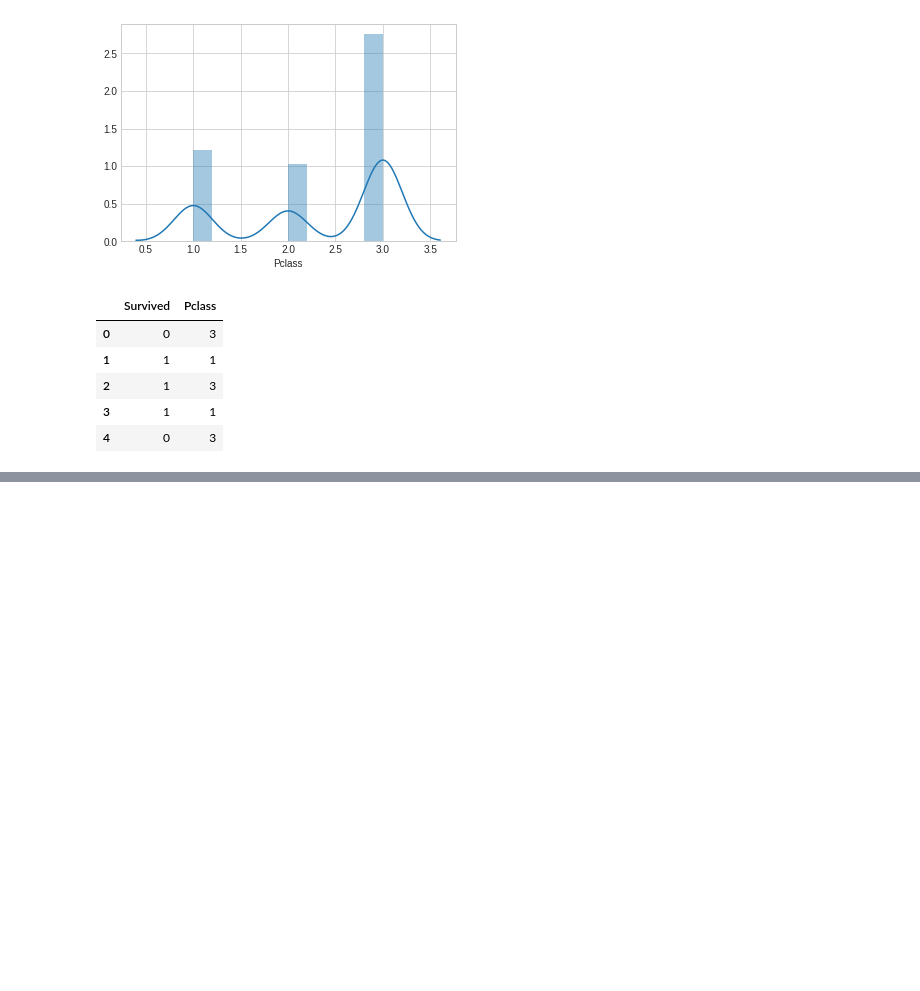
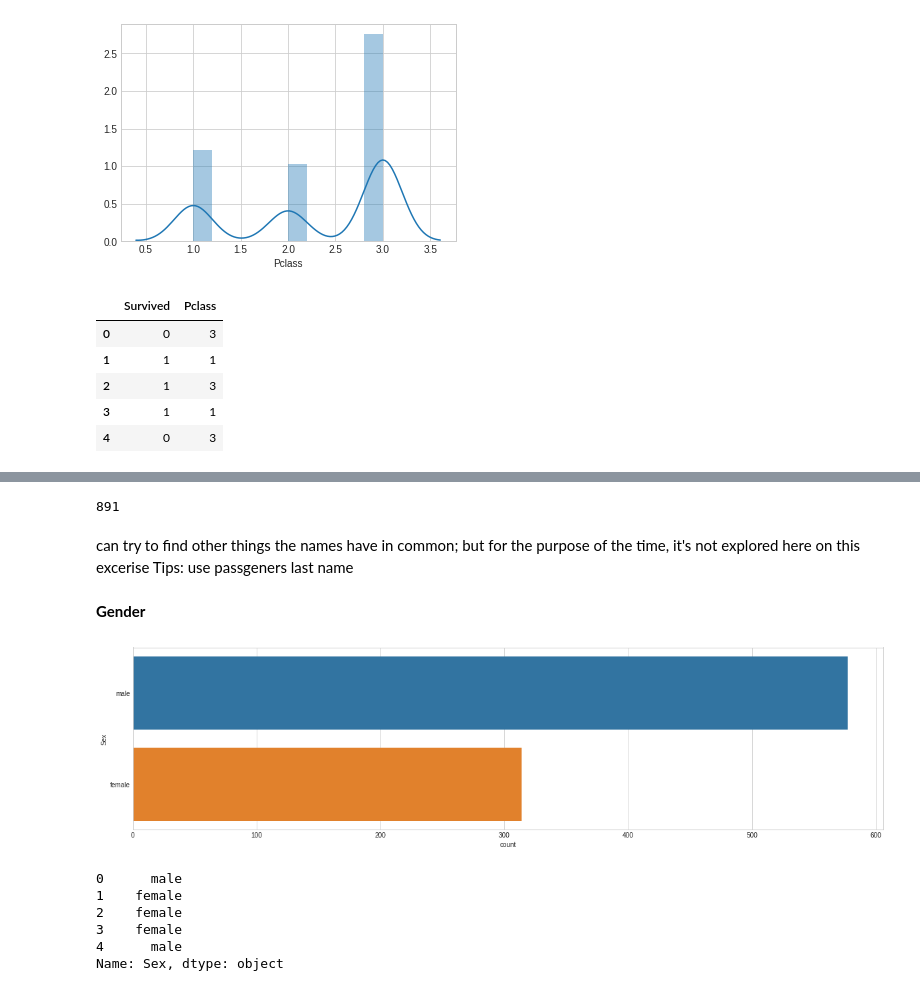
Before and after one commit to felstuff/BackToBasic, a Jupyter notebook: TitanicExplloratory.ipynb, the cells around one changed output, grey strips where cells are left out. Drawn from its saved outputs; the diff is of its cells as text; code cells hidden in the pictures; blank space fills up the shorter version.

```diff
--- a/TitanicExplloratory.ipynb
+++ b/TitanicExplloratory.ipynb
@@ -259 +262,25 @@ Harmer, Mr. Abraham (David Lishin)    1
 Name: Name, Length: 891, dtype: int64
+# %%
+len(train)
+# %% [output]
+891
+# %% [markdown]
+can try to find other things the names have in common; but for the purpose of the time, it's not explored here on this excerise
+Tips: use passgeners last name
+# %% [markdown]
+**Gender**
+# %%
+#visiting the distribution of the gender
+plt.figure(figsize=(20,5))
+sns.countplot(y='Sex', data=train);
+# %% [output]
+[figure, added]
+# %%
+train.Sex.head()
+# %% [output]
+0      male
+1    female
+2    female
+3    female
+4      male
+Name: Sex, dtype: object
```
Also changed, not shown: parts of 5 cells of this notebook.
